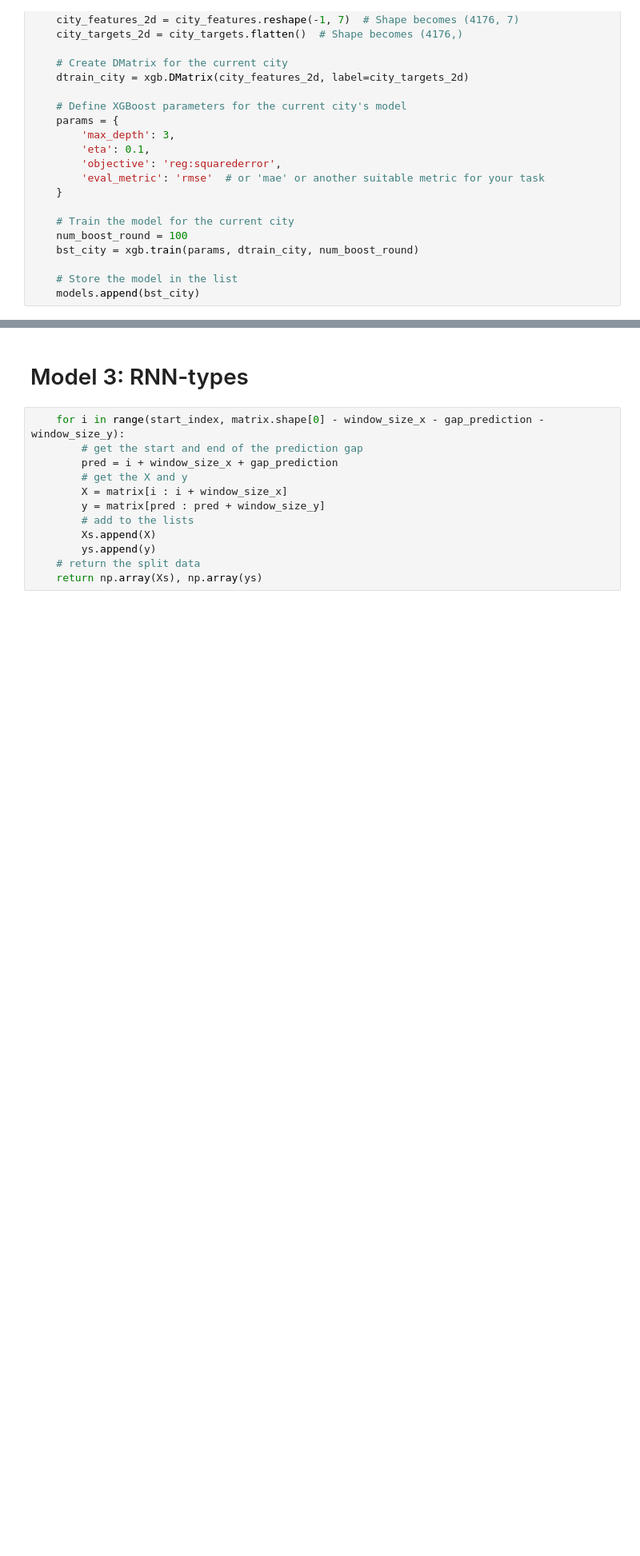
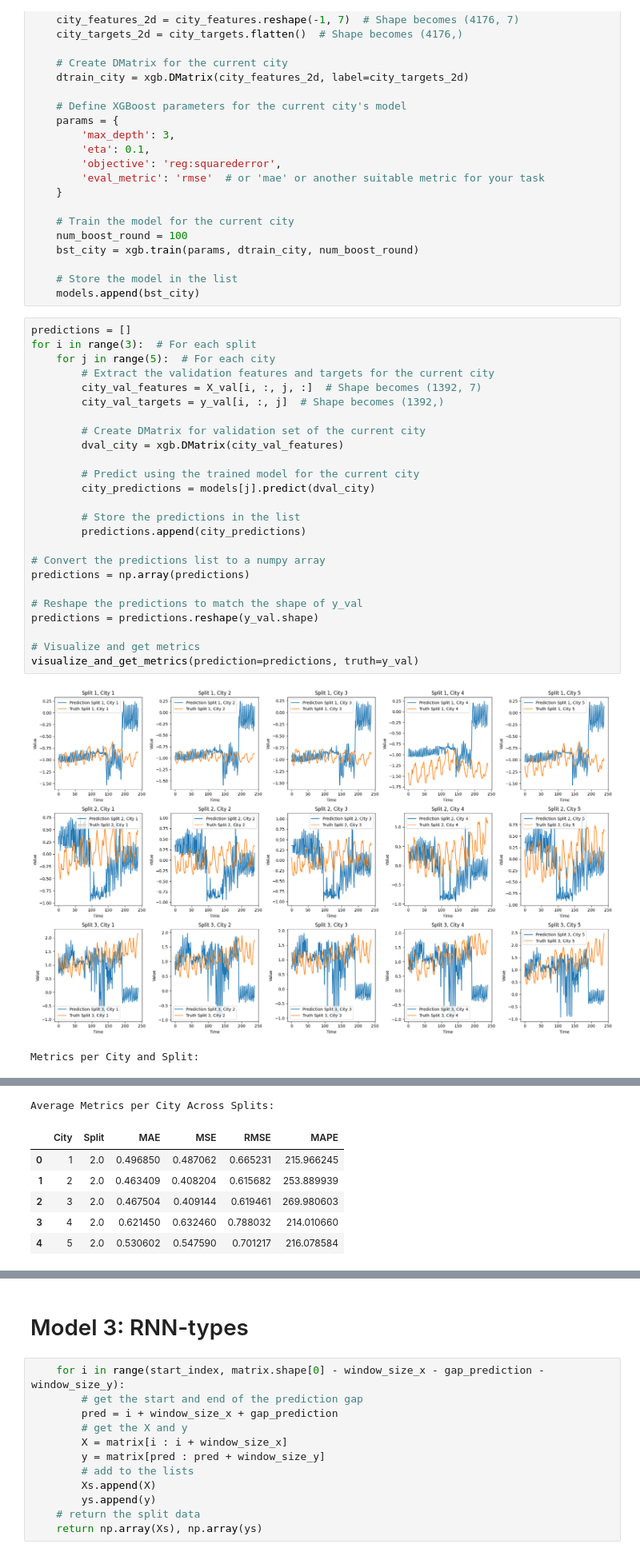
Before and after one commit to SigmaDerivative/energy-consumption-forecast, a Jupyter notebook: analysis.ipynb, the cells around one changed output, grey strips where cells are left out. Shown at 80% size. Drawn from its saved outputs; the diff is of its cells as text; blank space fills up the shorter version.

```diff
--- a/analysis.ipynb
+++ b/analysis.ipynb
@@ -417,3 +421,31 @@ for city_index in range(5):  # Assuming there are 5 cities
 
     # Store the model in the list
     models.append(bst_city)
+# %%
+predictions = []
+for i in range(3):  # For each split
+    for j in range(5):  # For each city
+        # Extract the validation features and targets for the current city
+        city_val_features = X_val[i, :, j, :]  # Shape becomes (1392, 7)
+        city_val_targets = y_val[i, :, j]  # Shape becomes (1392,)
+
+        # Create DMatrix for validation set of the current city
+        dval_city = xgb.DMatrix(city_val_features)
+
+        # Predict using the trained model for the current city
+        city_predictions = models[j].predict(dval_city)
+
+        # Store the predictions in the list
+        predictions.append(city_predictions)
+
+# Convert the predictions list to a numpy array
+predictions = np.array(predictions)
+
+# Reshape the predictions to match the shape of y_val
+predictions = predictions.reshape(y_val.shape)
+
+# Visualize and get metrics
+visualize_and_get_metrics(prediction=predictions, truth=y_val)
+# %% [output]
+[figure, added]
+Metrics per City and Split:
@@ -419,0 +468,7 @@ for city_index in range(5):  # Assuming there are 5 cities
+Average Metrics per City Across Splits:
+|  | City | Split | MAE | MSE | RMSE | MAPE |
+| 0 | 1 | 2.0 | 0.496850 | 0.487062 | 0.665231 | 215.966245 |
+| 1 | 2 | 2.0 | 0.463409 | 0.408204 | 0.615682 | 253.889939 |
+| 2 | 3 | 2.0 | 0.467504 | 0.409144 | 0.619461 | 269.980603 |
+| 3 | 4 | 2.0 | 0.621450 | 0.632460 | 0.788032 | 214.010660 |
+| 4 | 5 | 2.0 | 0.530602 | 0.547590 | 0.701217 | 216.078584 |
```
Also changed, not shown: parts of 3 cells of this notebook, 5 other files.
